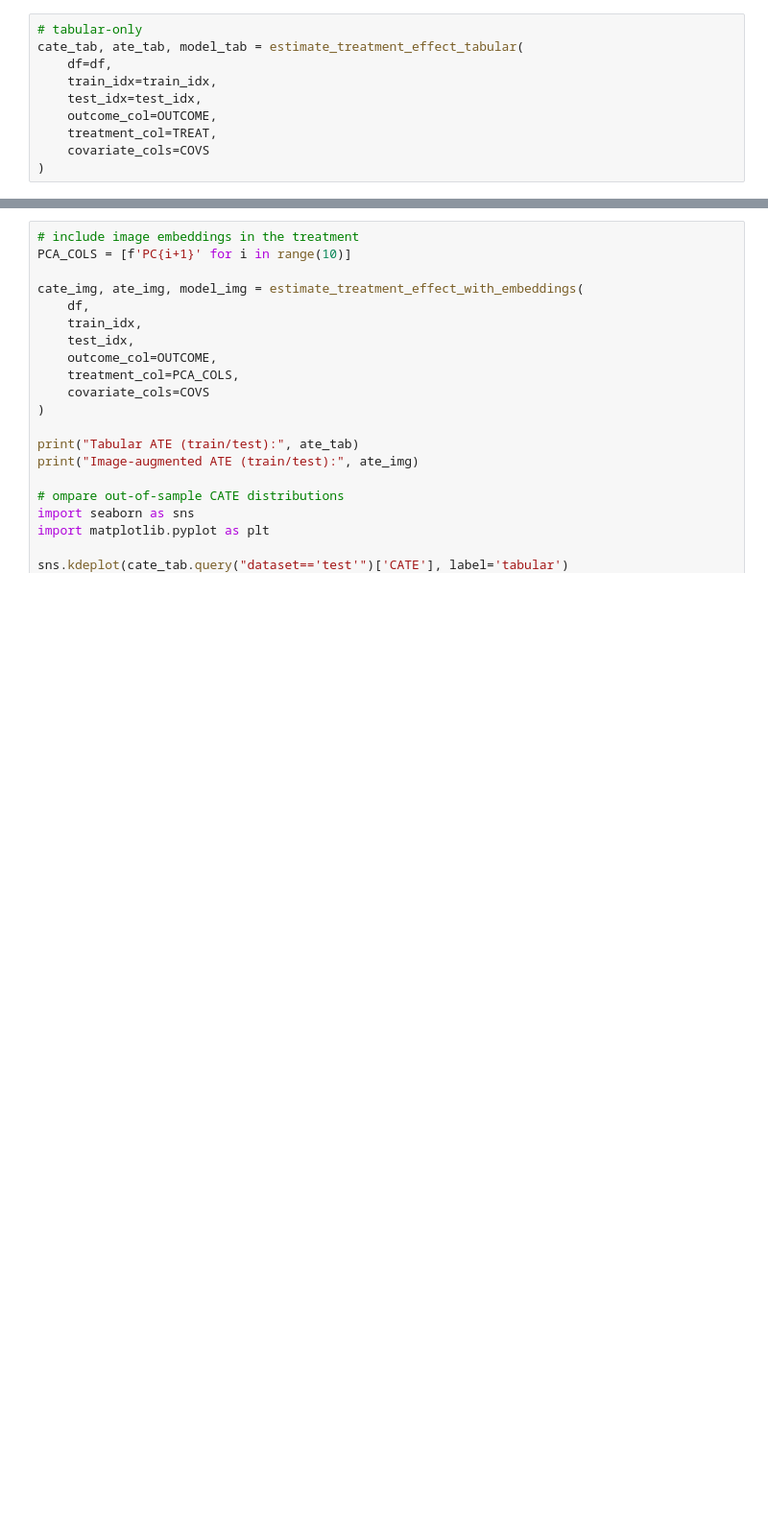
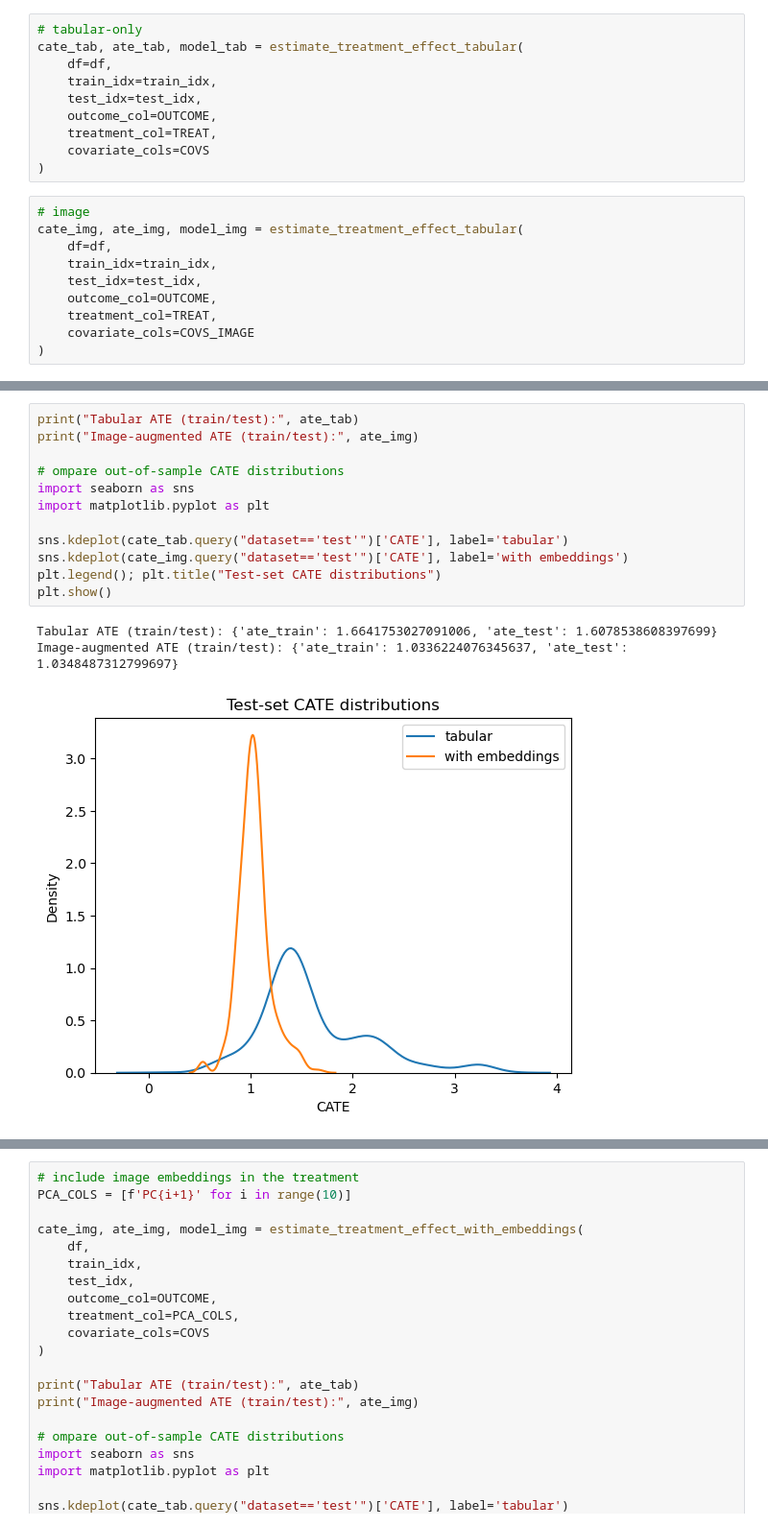
Before and after one commit to SMalaekeh/ImageTRT, a Jupyter notebook: Model/main.ipynb, the cells around one changed output, grey strips where cells are left out. Shown at 96% size. Drawn from its saved outputs; the diff is of its cells as text; blank space fills up the shorter version.

```diff
--- a/Model/main.ipynb
+++ b/Model/main.ipynb
@@ -142,3 +177,13 @@ cate_tab, ate_tab, model_tab = estimate_treatment_effect_tabular(
     treatment_col=TREAT,
     covariate_cols=COVS
 )
+# %%
+# image
+cate_img, ate_img, model_img = estimate_treatment_effect_tabular(
+    df=df,
+    train_idx=train_idx,
+    test_idx=test_idx,
+    outcome_col=OUTCOME,
+    treatment_col=TREAT,
+    covariate_cols=COVS_IMAGE
+)
@@ -144,0 +197,16 @@ cate_tab, ate_tab, model_tab = estimate_treatment_effect_tabular(
+# %%
+print("Tabular ATE (train/test):", ate_tab)
+print("Image‐augmented ATE (train/test):", ate_img)
+
+# ompare out‐of‐sample CATE distributions
+import seaborn as sns
+import matplotlib.pyplot as plt
+
+sns.kdeplot(cate_tab.query("dataset=='test'")['CATE'], label='tabular')
+sns.kdeplot(cate_img.query("dataset=='test'")['CATE'], label='with embeddings')
+plt.legend(); plt.title("Test‐set CATE distributions")
+plt.show()
+# %% [output]
+Tabular ATE (train/test): {'ate_train': 1.6641753027091006, 'ate_test': 1.6078538608397699}
+Image‐augmented ATE (train/test): {'ate_train': 1.0336224076345637, 'ate_test': 1.0348487312799697}
+[figure, added]
```
Also changed, not shown: parts of 32 cells of this notebook, 9 other files.
